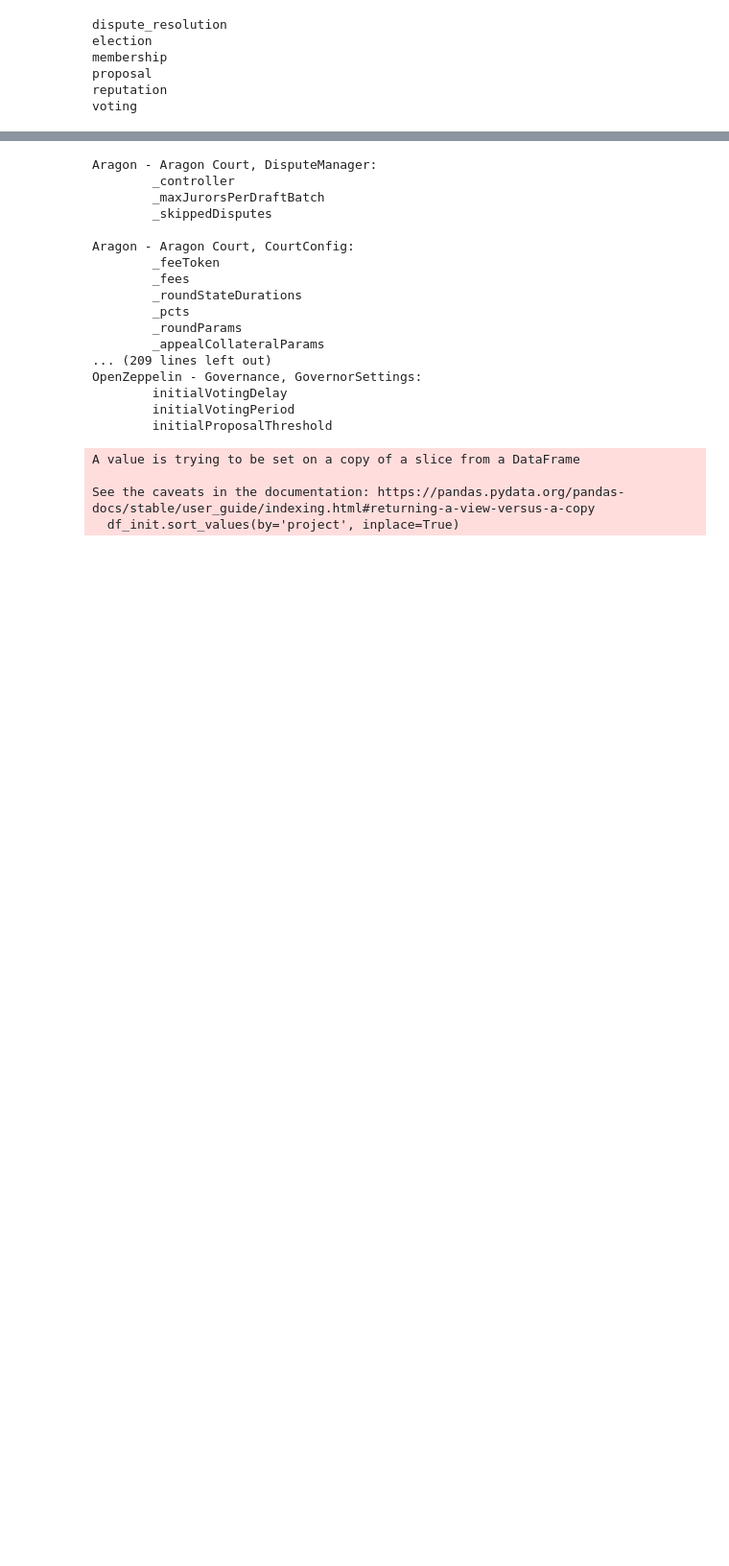
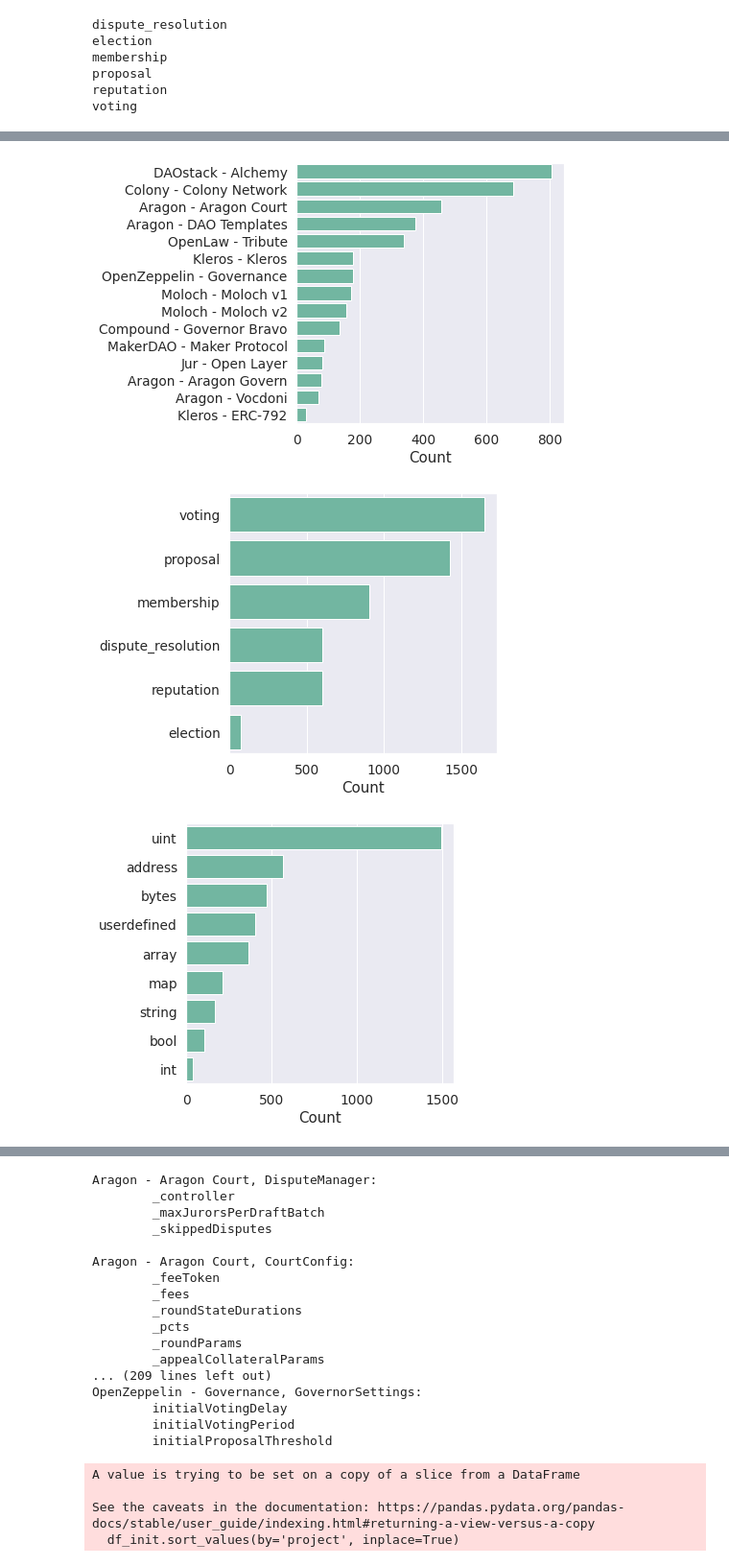
Before and after one commit to notchia/metagov, a Jupyter notebook: governance-surface_factory-contracts.ipynb, the cells around one changed output, grey strips where cells are left out. Shown at 96% size. Drawn from its saved outputs; the diff is of its cells as text; code cells hidden in the pictures; blank space fills up the shorter version.

```diff
--- a/governance-surface_factory-contracts.ipynb
+++ b/governance-surface_factory-contracts.ipynb
@@ -111,0 +124,8 @@ df_params.head()
+# %%
+plot_coded_column(df_params, 'project')
+plot_coded_column(df_params, 'hand_coding_from_object')
+plot_coded_column(df_params, 'type_category')
+# %% [output]
+[figure, added]
+[figure, added]
+[figure, added]
```
Also changed, not shown: parts of 13 cells of this notebook.
